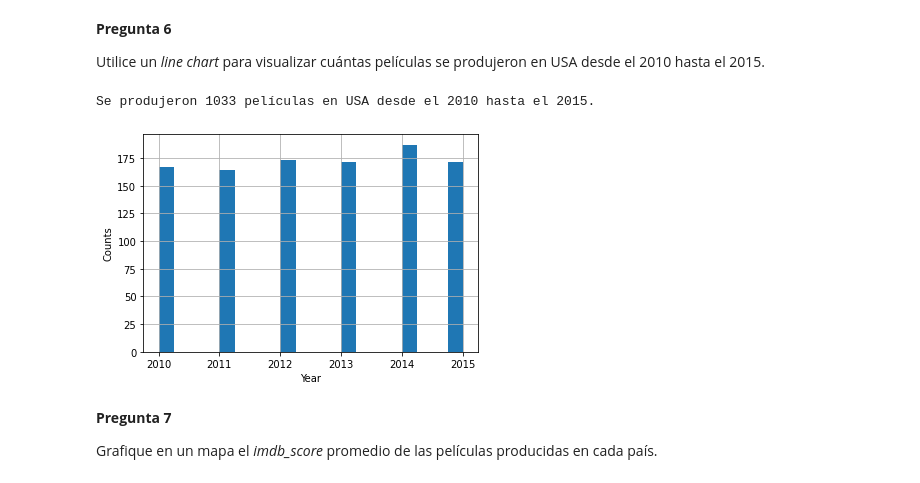
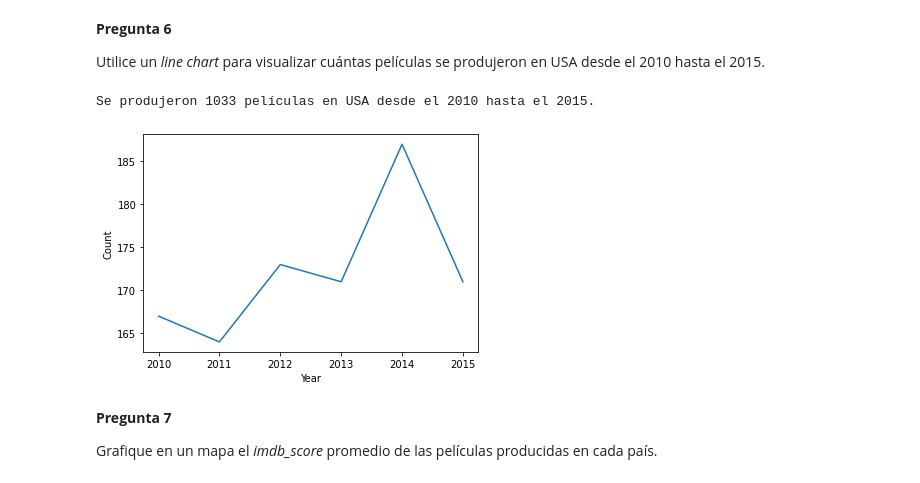
Before and after one commit to andrescaro16/Analitica, a Jupyter notebook: 123456789.ipynb, the cells around one changed output. Drawn from its saved outputs; the diff is of its cells as text; code cells hidden in the pictures.

```diff
--- a/123456789.ipynb
+++ b/123456789.ipynb
@@ -215,17 +215,19 @@ La película de Christopher Nolan con mayor calificación es The Dark Knight  (
 Utilice un _line chart_ para visualizar cuántas películas se produjeron en USA desde el 2010 hasta el 2015.
 # %%
 #Espacio para el código de la pregunta 6
+
 df_USA = df.loc[(df['country'] == 'USA') & (df['title_year'] >= 2010) & (df['title_year'] <= 2015)]
 
-ax = df_USA["title_year"].hist(bins = 20)
+df_USA_lineChart = df_USA.groupby("title_year").size()
+ax = df_USA_lineChart.plot()
 ax.set_xlabel('Year')
-ax.set_ylabel('Counts')
+ax.set_ylabel('Count')
 
 num_registros = df_USA.shape[0]
 print(f"Se produjeron {num_registros} películas en USA desde el 2010 hasta el 2015.\n")
 # %% [output]
 Se produjeron 1033 películas en USA desde el 2010 hasta el 2015.
-[figure, old version]
+[figure, new version]
 # %% [markdown]
 **Pregunta 7**
 
```
Also changed, not shown: parts of 1 cell of this notebook.
